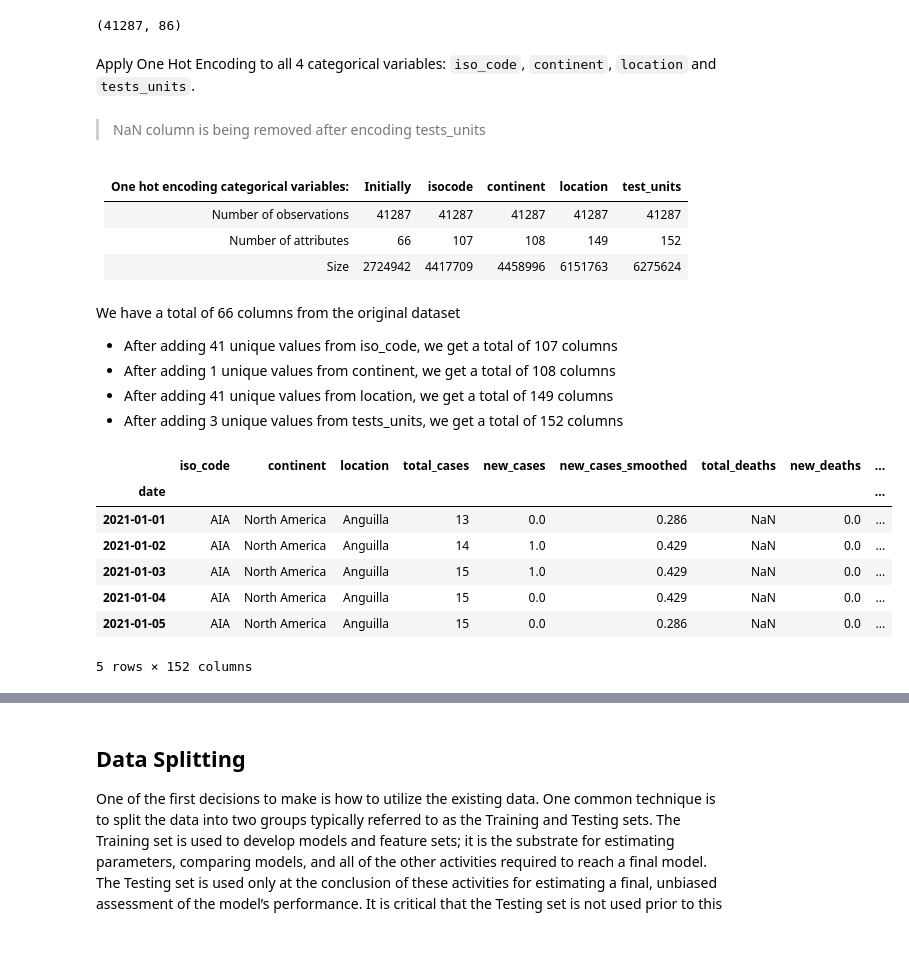
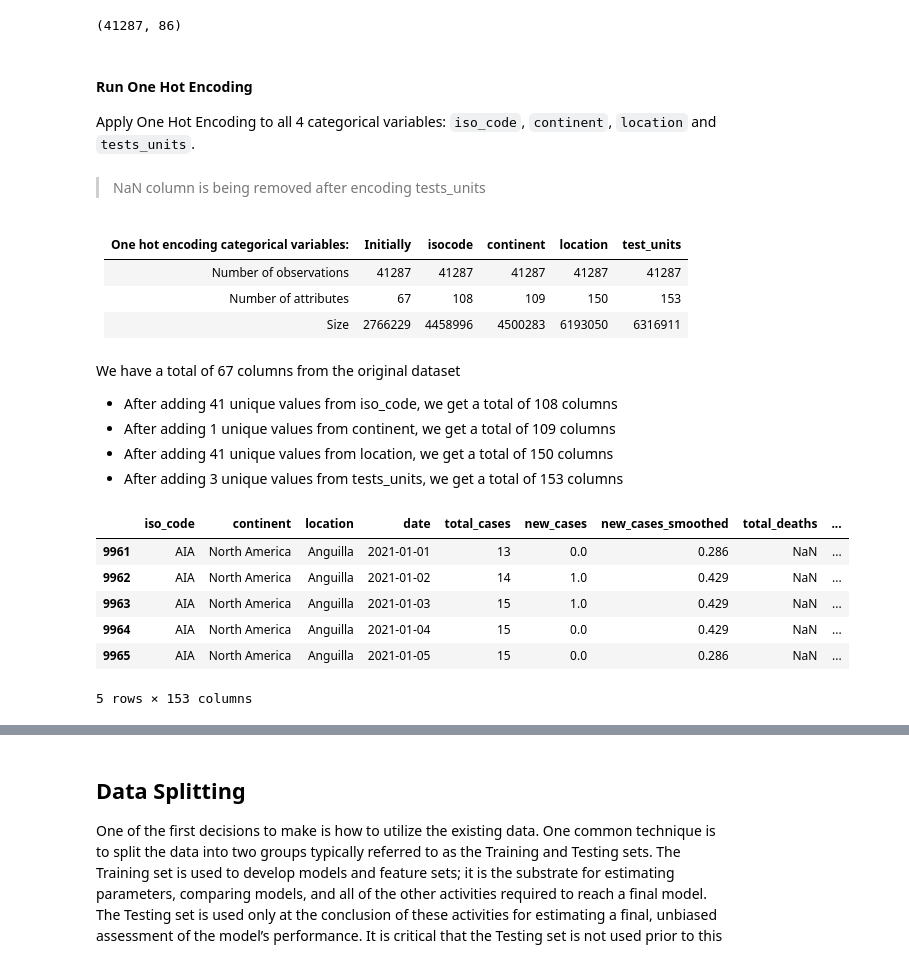
Before and after one commit to aamadorc/CIND820, a Jupyter notebook: CIND820_EDA.ipynb, the cells around one changed output, grey strips where cells are left out. Cells and saved outputs as stored; diff of their text form; code cells hidden in the pictures.

```diff
--- a/CIND820_EDA.ipynb
+++ b/CIND820_EDA.ipynb
@@ -177,10 +176,8 @@ For the purpose of this study I'm analyzing the data with information up to Oct
 # Load file
 raw_data = pd.read_csv("archive.zip", sep=",")
 
-# Set the appropriate data type for the date column and
-# use it as index for the dataframe.
+# Set the appropriate data type for the date column.
 raw_data['date'] = pd.to_datetime(raw_data['date'])
-raw_data.set_index('date', inplace=True)
 
 display(Markdown("> Explore the data as loaded from the source:"))
 raw_data.head()
@@ -188,7 +185,7 @@ raw_data.head()
 display(Markdown(f"""
 > The dataset has a total of **{raw_data["total_cases"].isna().sum()}**
 observations with NaN values for the `total_cases` column.<br>As this
-will be my predicted feature, NaN values don't add value to the
+will be my predicted feature, NaNs don't add value to the
 model so I'll remove them.
 """))
 raw_data_before = raw_data
@@ -309,7 +305,7 @@ As vaccinations changed the behaviour of the pandemic I will remove data before
 # %%
 raw_data_before = raw_data
 raw_data = raw_data.\
-    drop(raw_data[raw_data.index < pd.Timestamp(2021, 1, 1)].index)
+    drop(raw_data[raw_data["date"] < pd.Timestamp(2021, 1, 1)].index)
 
 df_details("Remove observations before vaccines were available on Jan 2021)",
            {
@@ -410,6 +405,7 @@ pd.get_dummies(categorical_df, drop_first=False).shape
 # %% [output]
 (41287, 86)
 # %% [markdown]
+#### Run One Hot Encoding
 Apply One Hot Encoding to all 4 categorical variables: `iso_code`, `continent`, `location` and `tests_units`.
 # %%
 # One-hot encoding
@@ -444,9 +440,10 @@ origin_encoded = encoder.fit_transform(df_encoded1[['continent']])
 df_encoded2 = pd.concat([
     df_encoded1,
     pd.DataFrame(
-        origin_encoded, df_encoded1.index,
-        columns=encoder.categories_[0])
-    ], axis=1)
+        origin_encoded,
+        df_encoded1.index,
+        columns=encoder.categories_[0]
+    )], axis=1)
 
 # If encoding continent created a column NaN at the end, eliminate this column
 if pd.isna(df_encoded2.columns[-1]):
@@ -466,9 +463,10 @@ origin_encoded = encoder.fit_transform(df_encoded2[['location']])
 df_encoded3 = pd.concat([
     df_encoded2,
     pd.DataFrame(
-        origin_encoded, df_encoded2.index,
-        columns=encoder.categories_[0])
-    ], axis=1)
+        origin_encoded,
+        df_encoded2.index,
+        columns=encoder.categories_[0]
+    )], axis=1)
 
 # If encoding location created a column NaN at the end, eliminate this column
 if pd.isna(df_encoded3.columns[-1]):
@@ -488,9 +486,10 @@ origin_encoded = encoder.fit_transform(df_encoded3[['tests_units']])
 df_encoded4 = pd.concat([
     df_encoded3,
     pd.DataFrame(
-        origin_encoded, df_encoded3.index,
-        columns=encoder.categories_[0])
-    ], axis=1)
+        origin_encoded,
+        df_encoded3.index,
+        columns=encoder.categories_[0]
+    )], axis=1)
 
 # set the max columns to none
 # pd.set_option('display.max_columns', None)
@@ -518,48 +517,47 @@ df_details("One hot encoding categorical variables:", {
 
 display(Markdown(f"""
 We have a total of {raw_data.shape[1]} columns from the original dataset
 - After adding {df_encoded1.shape[1]-raw_data.shape[1]} unique
   values from iso_code, we get a total of {df_encoded1.shape[1]} columns
 - After adding {df_encoded2.shape[1]-df_encoded1.shape[1]} unique
   values from continent, we get a total of {df_encoded2.shape[1]} columns
 - After adding {df_encoded3.shape[1]-df_encoded2.shape[1]} unique
   values from location, we get a total of {df_encoded3.shape[1]} columns
 - After adding {df_encoded4.shape[1]-df_encoded3.shape[1]} unique
   values from tests_units, we get a total of {df_encoded4.shape[1]} columns
 """))
 
 # df_encoded4.columns
 # df_encoded4.columns[-10:]
 # df_encoded4.info()
 # list(df_encoded4.columns)
 # list(pd.get_dummies(categorical_df, drop_first=True).columns)
 df_encoded = df_encoded4
 df_encoded4.head()
 # %% [output]
 > NaN column is being removed after encoding tests_units
 | One hot encoding categorical variables: | Initially | isocode | continent | location | test_units |
 | :--- | ---: | ---: | ---: | ---: | ---: |
 | Number of observations | 41287 | 41287 | 41287 | 41287 | 41287 |
-| Number of attributes | 66 | 107 | 108 | 149 | 152 |
-| Size | 2724942 | 4417709 | 4458996 | 6151763 | 6275624 |
+| Number of attributes | 67 | 108 | 109 | 150 | 153 |
+| Size | 2766229 | 4458996 | 4500283 | 6193050 | 6316911 |
 
-We have a total of 66 columns from the original dataset
+We have a total of 67 columns from the original dataset
 - After adding 41 unique
-  values from iso_code, we get a total of 107 columns
+  values from iso_code, we get a total of 108 columns
 - After adding 1 unique
-  values from continent, we get a total of 108 columns
+  values from continent, we get a total of 109 columns
 - After adding 41 unique
-  values from location, we get a total of 149 columns
+  values from location, we get a total of 150 columns
 - After adding 3 unique
-  values from tests_units, we get a total of 152 columns
+  values from tests_units, we get a total of 153 columns
-|  | iso_code | continent | location | total_cases | new_cases | new_cases_smoothed | total_deaths | new_deaths | ... |
-| date |  |  |  |  |  |  |  |  | ... |
-| 2021-01-01 | AIA | North America | Anguilla | 13 | 0.0 | 0.286 | NaN | 0.0 | ... |
-| 2021-01-02 | AIA | North America | Anguilla | 14 | 1.0 | 0.429 | NaN | 0.0 | ... |
-| 2021-01-03 | AIA | North America | Anguilla | 15 | 1.0 | 0.429 | NaN | 0.0 | ... |
-| 2021-01-04 | AIA | North America | Anguilla | 15 | 0.0 | 0.429 | NaN | 0.0 | ... |
-| 2021-01-05 | AIA | North America | Anguilla | 15 | 0.0 | 0.286 | NaN | 0.0 | ... |
+|  | iso_code | continent | location | date | total_cases | new_cases | new_cases_smoothed | total_deaths | ... |
+| 9961 | AIA | North America | Anguilla | 2021-01-01 | 13 | 0.0 | 0.286 | NaN | ... |
+| 9962 | AIA | North America | Anguilla | 2021-01-02 | 14 | 1.0 | 0.429 | NaN | ... |
+| 9963 | AIA | North America | Anguilla | 2021-01-03 | 15 | 1.0 | 0.429 | NaN | ... |
+| 9964 | AIA | North America | Anguilla | 2021-01-04 | 15 | 0.0 | 0.429 | NaN | ... |
+| 9965 | AIA | North America | Anguilla | 2021-01-05 | 15 | 0.0 | 0.286 | NaN | ... |
-5 rows × 152 columns
+5 rows × 153 columns
 # %%
 show_items_in_table(None, df_encoded4.columns, 5)
 # %% [output]
```
Also changed, not shown: parts of 77 cells of this notebook, 1 other file.
